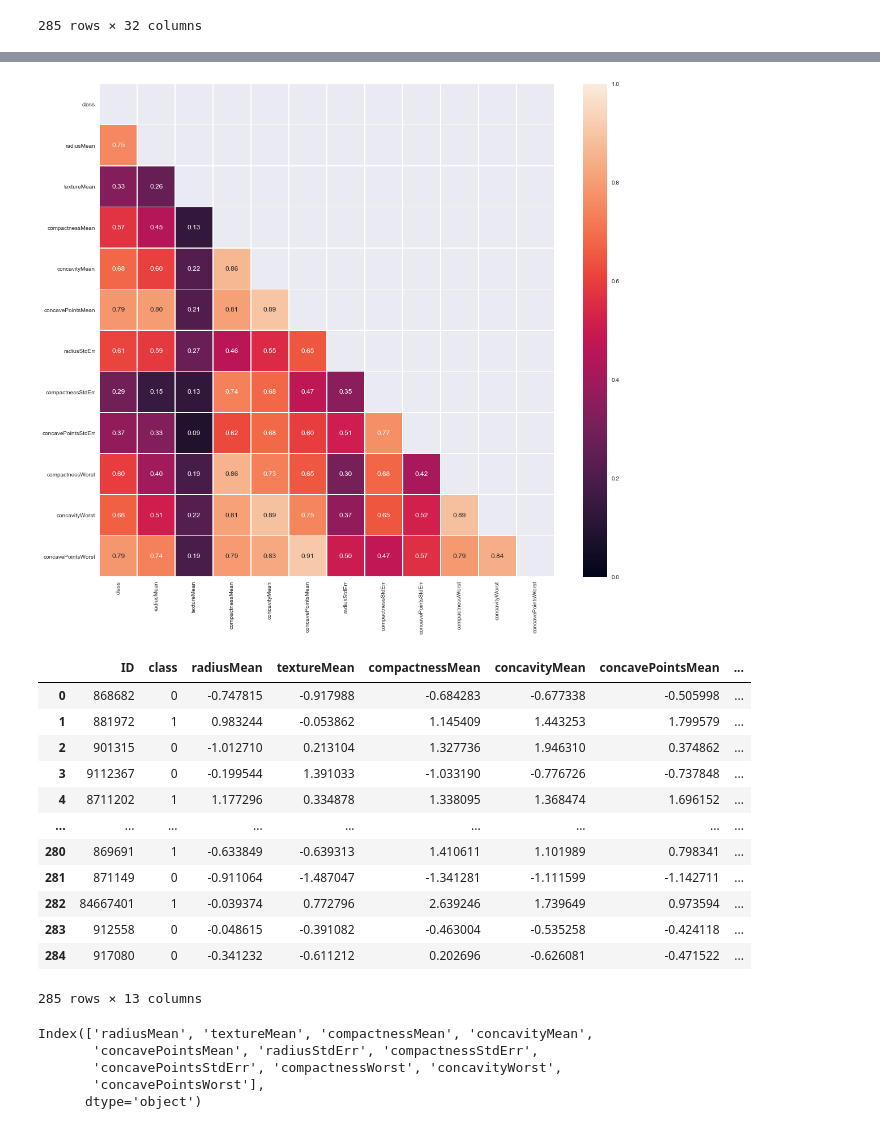
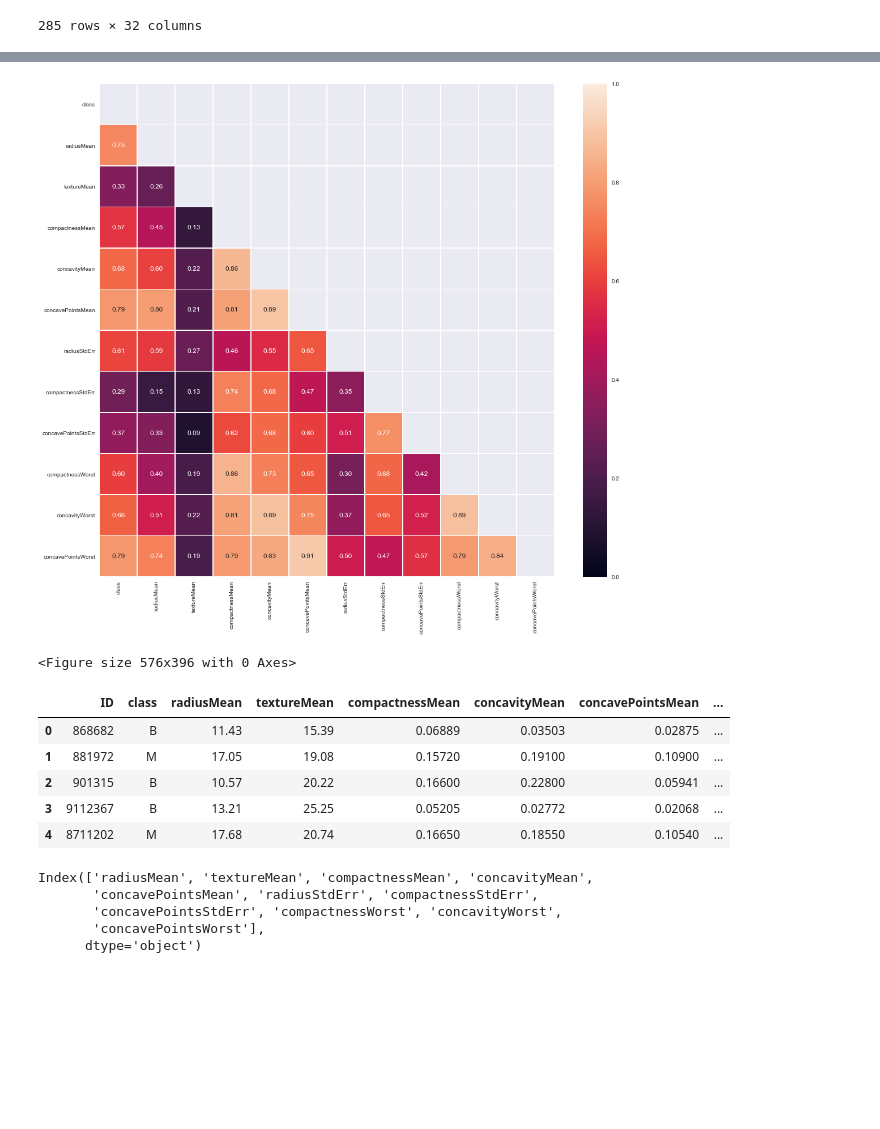
Before and after one commit to GenosW/ml-exercises, a Jupyter notebook: exercise2/breastcancer.ipynb, the cells around one changed output, grey strips where cells are left out. Saved outputs shown, nothing was run; the diff lists cells and outputs as text; code cells hidden in the pictures; blank space fills up the shorter version.

```diff
--- a/exercise2/breastcancer.ipynb
+++ b/exercise2/breastcancer.ipynb
@@ -457,26 +484,20 @@ If we compare our results from the histograms with the correlation plot, we noti
 We will drop all proposed features for now and check the performance.
 # %%
 # Heatmap of reduced df
-
-corr_to_class_stripped = plot_corr_heatmap(df_changed.drop(feats_to_drop+["ID"], axis=1))
+corr_to_class_stripped = plot_corr_heatmap(df_reduced.drop("ID", axis=1))
+plt.savefig(fig_folder + "corr_matrix_reduced.png")
 # %% [output]
 [figure]
+<Figure size 576x396 with 0 Axes>
 # %%
 # The df we will use for the rest:
 df = df.drop(feats_to_drop, axis=1)
-df
+df.head()
 # %% [output]
 |  | ID | class | radiusMean | textureMean | compactnessMean | concavityMean | concavePointsMean | ... |
-| 0 | 868682 | 0 | -0.747815 | -0.917988 | -0.684283 | -0.677338 | -0.505998 | ... |
-| 1 | 881972 | 1 | 0.983244 | -0.053862 | 1.145409 | 1.443253 | 1.799579 | ... |
-| 2 | 901315 | 0 | -1.012710 | 0.213104 | 1.327736 | 1.946310 | 0.374862 | ... |
-| 3 | 9112367 | 0 | -0.199544 | 1.391033 | -1.033190 | -0.776726 | -0.737848 | ... |
-| 4 | 8711202 | 1 | 1.177296 | 0.334878 | 1.338095 | 1.368474 | 1.696152 | ... |
-| ... | ... | ... | ... | ... | ... | ... | ... | ... |
-| 280 | 869691 | 1 | -0.633849 | -0.639313 | 1.410611 | 1.101989 | 0.798341 | ... |
-| 281 | 871149 | 0 | -0.911064 | -1.487047 | -1.341281 | -1.111599 | -1.142711 | ... |
-| 282 | 84667401 | 1 | -0.039374 | 0.772796 | 2.639246 | 1.739649 | 0.973594 | ... |
-| 283 | 912558 | 0 | -0.048615 | -0.391082 | -0.463004 | -0.535258 | -0.424118 | ... |
-| 284 | 917080 | 0 | -0.341232 | -0.611212 | 0.202696 | -0.626081 | -0.471522 | ... |
+| 0 | 868682 | B | 11.43 | 15.39 | 0.06889 | 0.03503 | 0.02875 | ... |
+| 1 | 881972 | M | 17.05 | 19.08 | 0.15720 | 0.19100 | 0.10900 | ... |
+| 2 | 901315 | B | 10.57 | 20.22 | 0.16600 | 0.22800 | 0.05941 | ... |
+| 3 | 9112367 | B | 13.21 | 25.25 | 0.05205 | 0.02772 | 0.02068 | ... |
+| 4 | 8711202 | M | 17.68 | 20.74 | 0.16650 | 0.18550 | 0.10540 | ... |
-285 rows × 13 columns
 # %%
```
Also changed, not shown: parts of 87 cells of this notebook, 7 other files.
